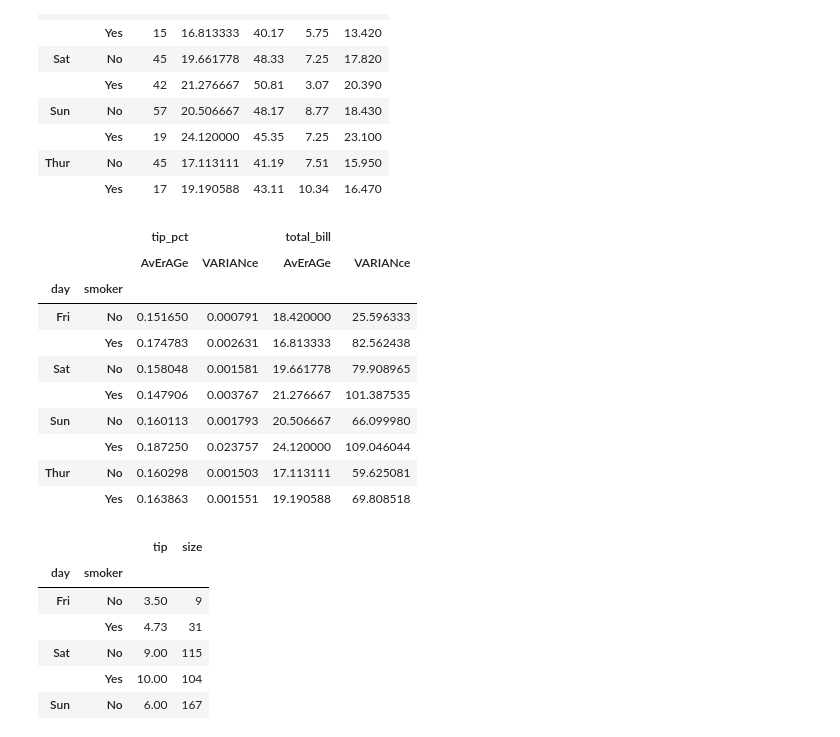
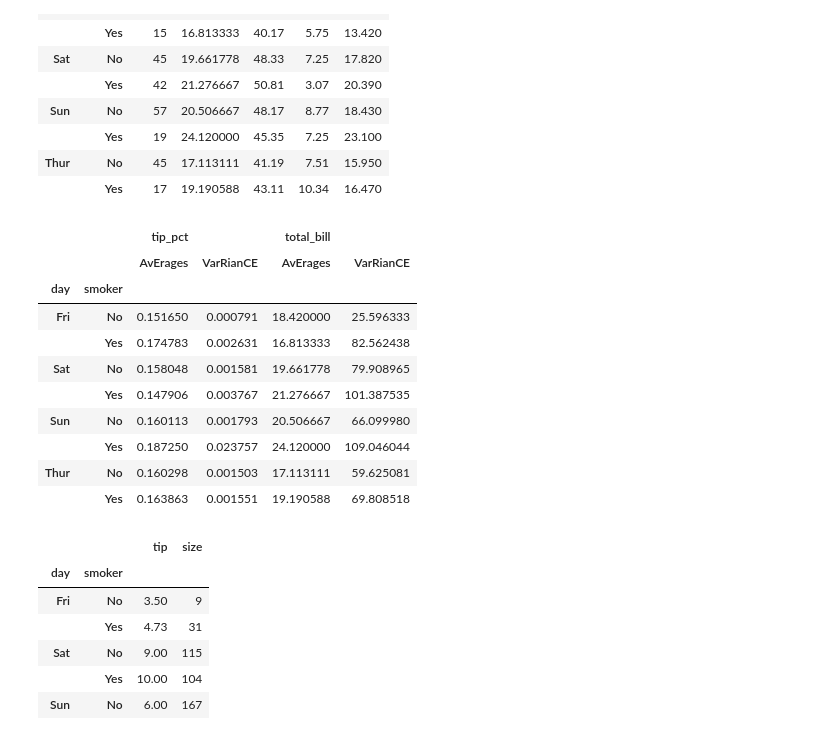
Before and after one commit to hasanahaffendy/STQD6014---Data-Science, a Jupyter notebook: Week12_DataAggregation_20240107_WC.ipynb, the cells around one changed output. Cells and saved outputs as stored; diff of their text form; code cells hidden in the pictures.

```diff
--- a/Week12_DataAggregation_20240107_WC.ipynb
+++ b/Week12_DataAggregation_20240107_WC.ipynb
@@ -492,9 +498,11 @@ grouped_pct.agg(['mean'])
 # %%
 # Another way: tuples
 # Can pass aggreation functions as a list of tuples
+tuples=[('AvErages', 'mean'), ('VarRianCE', np.var)]
+grouped[['tip_pct', 'total_bill']].agg(tuples)
 # %% [output]
 |  |  | tip_pct |  | total_bill |  |
-|  |  | AvErAGe | VARIANce | AvErAGe | VARIANce |
+|  |  | AvErages | VarRianCE | AvErages | VarRianCE |
 | day | smoker |  |  |  |  |
 | Fri | No | 0.151650 | 0.000791 | 18.420000 | 25.596333 |
 |  | Yes | 0.174783 | 0.002631 | 16.813333 | 82.562438 |
```
Also changed, not shown: parts of 9 cells of this notebook.
